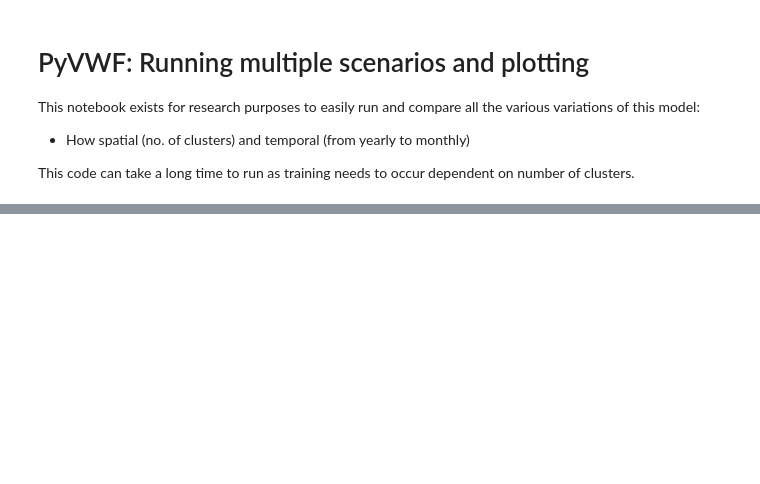
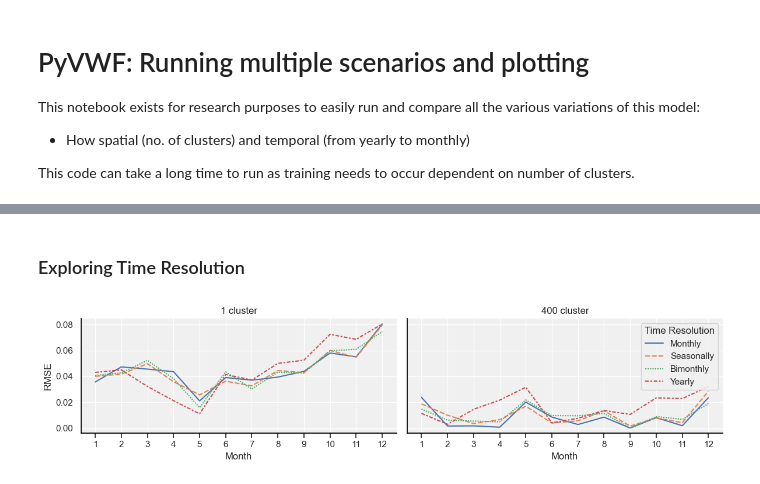
Before and after one commit to ellyess/PyVWF, a Jupyter notebook: research_run_and_plot.ipynb, the cells around one changed output, grey strips where cells are left out. Cells and saved outputs as stored; diff of their text form; code cells hidden in the pictures; blank space fills up the shorter version.

```diff
--- a/research_run_and_plot.ipynb
+++ b/research_run_and_plot.ipynb
@@ -209,0 +111,80 @@ plt.legend();
+# %% [markdown]
+### Exploring Time Resolution
+# %%
+choice = 400 # the number of clusters you would like to analyse
+choice2 = 1 # secondary choice for comparison
+time_res = 'year' # choose between 'year', 'season', 'two_month', 'month'
+metric = 'RMSE' # choose between 'MAE', 'ME', 'RMSE'
+# %%
+rmse = np.sqrt(all_metrics.groupby(['num_clu', 'month', 'time_res'])['se'].mean()).reset_index()
+month_metrics = all_metrics.groupby(['num_clu', 'month', 'time_res'])[['abs_err','diff']].mean().reset_index()
+month_metrics['RMSE'] = rmse['se']
+month_metrics.columns = ['num_clu','time', 'time_res', 'MAE', 'ME', 'RMSE']
+
+# change signs if you want greater than or fixed choices
+# use this if you want a lot of plots
+# select_metrics = month_metrics[(month_metrics['num_clu'] == choice) | (month_metrics['num_clu'] == choice2)]
+
+# g = sns.catplot(
+#     x='month',
+#     y='MAE',
+#     hue = 'time_res',
+#     hue_order = ['month', 'season', 'two_month', 'year', 'uncorrected'],
+#     data = select_metrics,
+#     col = 'num_clu',
+#     col_wrap = 2,
+#     kind = 'point',
+#     errorbar = None
+# )
+
+# g.set(xlabel='Month', ylabel=metric)
+# plt.show()
+
+
+fig, axes = plt.subplots(1, 2, figsize=(12, 3),sharey='all')
+
+sns.lineplot(
+    x="time",
+    y=metric,
+    hue = "time_res",
+    data = month_metrics[(month_metrics['num_clu'] == choice2)],
+    hue_order = ['month', 'season', 'two_month', 'year'],
+    style_order=['month', 'season', 'two_month', 'year'],
+    style="time_res",
+    ax = axes[0],
+    legend = False
+)
+
+
+
+sns.lineplot(
+    x="time",
+    y=metric,
+    hue = "time_res",
+    data = month_metrics[(month_metrics['num_clu'] == choice)],
+    hue_order = ['month', 'season', 'two_month', 'year'],
+    style_order=['month', 'season', 'two_month', 'year'],
+    style="time_res",
+    ax = axes[1],
+    legend = True
+)
+
+axes[0].set_ylabel(metric)
+axes[0].set_xlabel('Month')
+axes[0].set_xticks(range(1,13))
+axes[0].set_title(str(choice2)+" cluster")
+
+axes[1].set_ylabel(metric)
+axes[1].set_xlabel('Month')
+axes[1].set_xticks(range(1,13))
+axes[1].set_title(str(choice)+" cluster")
+
+
+# fixing the legend labels and sharing it over whole plot.
+axes[1].get_legend().remove()
+handles, labels = plt.gca().get_legend_handles_labels()
+labels = ['Monthly', 'Seasonally', 'Bimonthly', 'Yearly'] # renaming labels
+plt.legend(handles, labels, ncol=1, loc='upper right', title='Time Resolution')
+plt.tight_layout()
+# %% [output]
+[figure, added]
```
Also changed, not shown: parts of 47 cells of this notebook, 11 other files.
